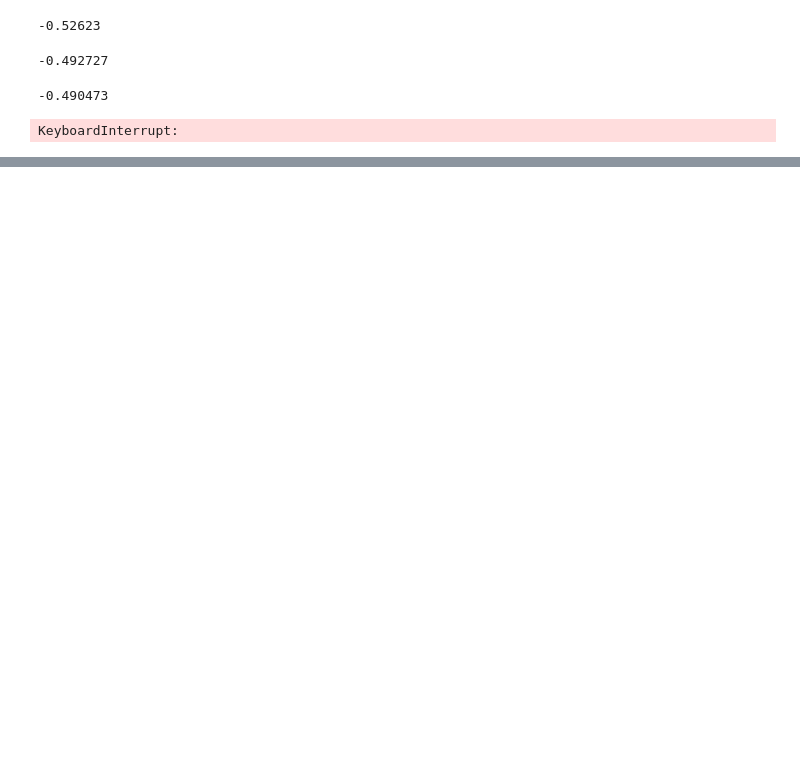
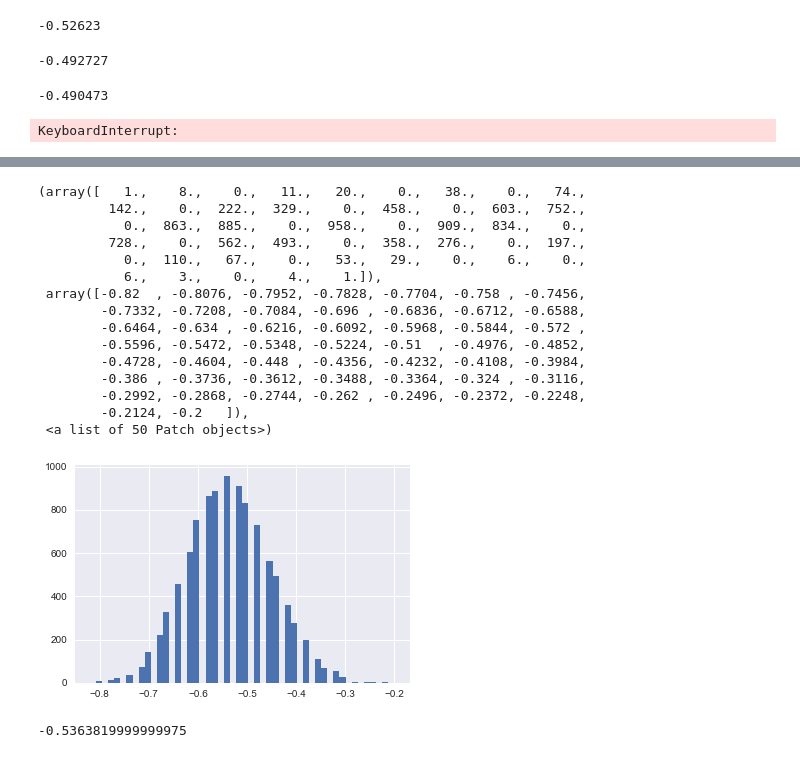
Before and after one commit to andrewadelson92/blackjack, a Jupyter notebook: Monte_carlo.ipynb, the cells around one changed output, grey strips where cells are left out. Cells and saved outputs as stored; diff of their text form; code cells hidden in the pictures; blank space fills up the shorter version.

```diff
--- a/Monte_carlo.ipynb
+++ b/Monte_carlo.ipynb
@@ -86,0 +117,8 @@ monte(1000000,21,6)
+# %%
+def monte2(n,x,y):
+    #n is the number of simulations. x is whether we hit or stand. y is the number of decks
+    result = 0
+    for i in range(n):
+        result+=simulation2(x,y)
+
+    return float(result)/n
@@ -86,0 +168,27 @@ monte(1000000,21,6)
+# %%
+sample_means = []
+for i in range(10000):
+    sample_means.append(monte2(100,0,6))
+# %%
+plt.hist(sample_means,bins =50)
+# %% [output]
+(array([   1.,    8.,    0.,   11.,   20.,    0.,   38.,    0.,   74.,
+         142.,    0.,  222.,  329.,    0.,  458.,    0.,  603.,  752.,
+           0.,  863.,  885.,    0.,  958.,    0.,  909.,  834.,    0.,
+         728.,    0.,  562.,  493.,    0.,  358.,  276.,    0.,  197.,
+           0.,  110.,   67.,    0.,   53.,   29.,    0.,    6.,    0.,
+           6.,    3.,    0.,    4.,    1.]),
+ array([-0.82  , -0.8076, -0.7952, -0.7828, -0.7704, -0.758 , -0.7456,
+        -0.7332, -0.7208, -0.7084, -0.696 , -0.6836, -0.6712, -0.6588,
+        -0.6464, -0.634 , -0.6216, -0.6092, -0.5968, -0.5844, -0.572 ,
+        -0.5596, -0.5472, -0.5348, -0.5224, -0.51  , -0.4976, -0.4852,
+        -0.4728, -0.4604, -0.448 , -0.4356, -0.4232, -0.4108, -0.3984,
+        -0.386 , -0.3736, -0.3612, -0.3488, -0.3364, -0.324 , -0.3116,
+        -0.2992, -0.2868, -0.2744, -0.262 , -0.2496, -0.2372, -0.2248,
+        -0.2124, -0.2   ]),
+ <a list of 50 Patch objects>)
+[figure, added]
+# %%
+sum(sample_means)/len(sample_means)
+# %% [output]
+-0.5363819999999975
```
Also changed, not shown: parts of 28 cells of this notebook.
